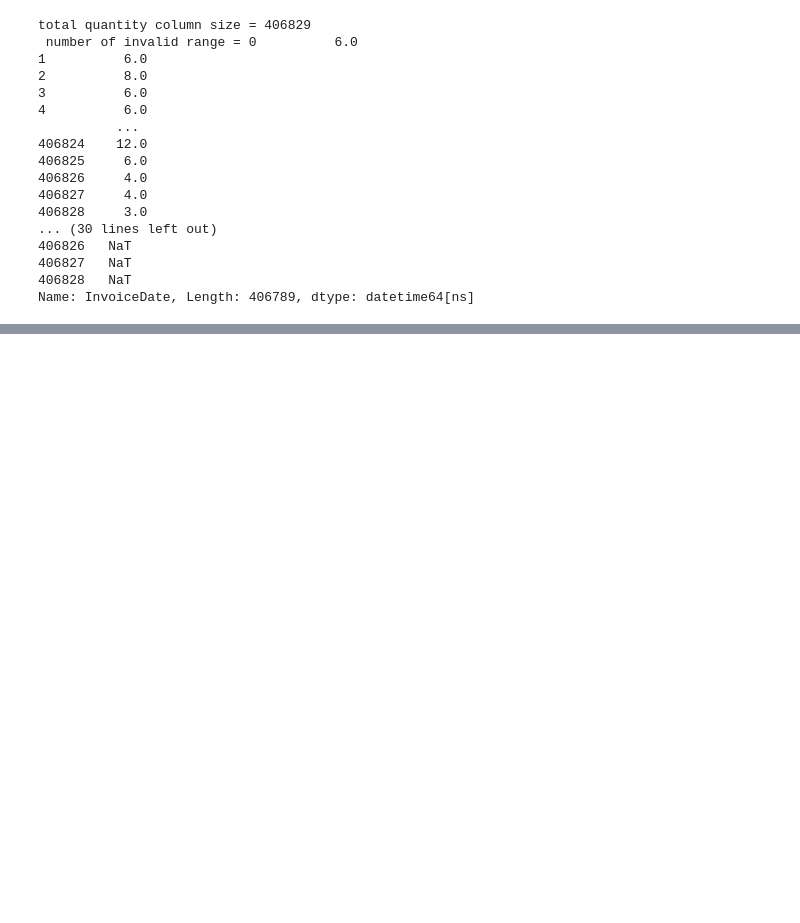
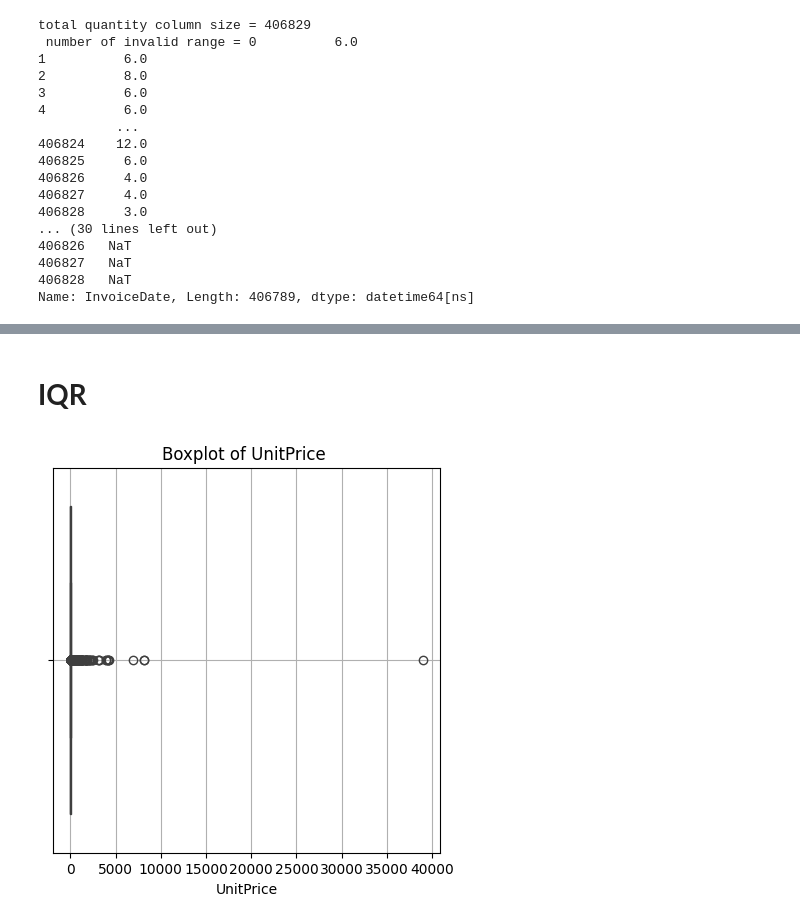
Before and after one commit to mohamadrezanikmaram/online_retail_analyzing, a Jupyter notebook: online_retail_analysis.ipynb, the cells around one changed output, grey strips where cells are left out. Cells and saved outputs as stored; diff of their text form; code cells hidden in the pictures; blank space fills up the shorter version.

```diff
--- a/online_retail_analysis.ipynb
+++ b/online_retail_analysis.ipynb
@@ -329,0 +334,4 @@ Name: InvoiceDate, Length: 406789, dtype: datetime64[ns]
+# %%
+import scipy.stats as st
+retail_df['totalprice'] = retail_df['UnitPrice'] * retail_df['Quantity']
+retail_df['totalprice']
@@ -329,0 +385,18 @@ Name: InvoiceDate, Length: 406789, dtype: datetime64[ns]
+# %% [markdown]
+# **IQR**
+# %%
+import matplotlib.pyplot as plt
+import seaborn as sns
+
+#get column name
+def show_iqr(column_name):
+    plt.figure(figsize=(5,5))
+    sns.boxplot(x=retail_df[column_name])
+    plt.title(f"Boxplot of {column_name} ")
+    plt.xlabel(column_name)
+    plt.grid(True)
+    plt.show()
+
+show_iqr('UnitPrice')
+# %% [output]
+[figure, added]
```
Also changed, not shown: parts of 11 cells of this notebook.
